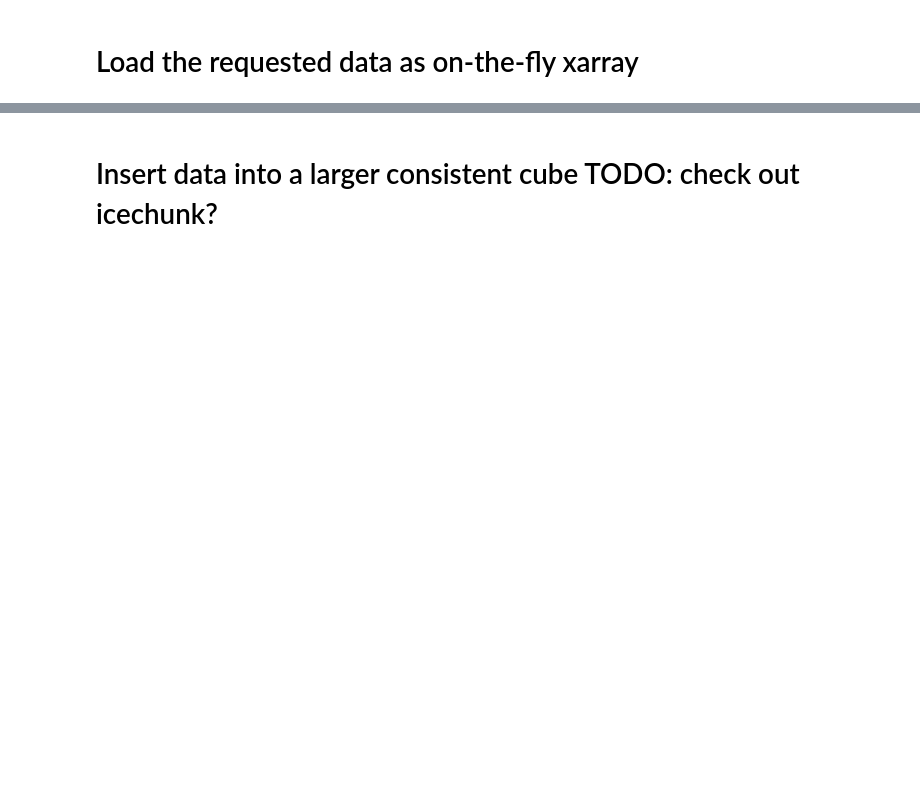
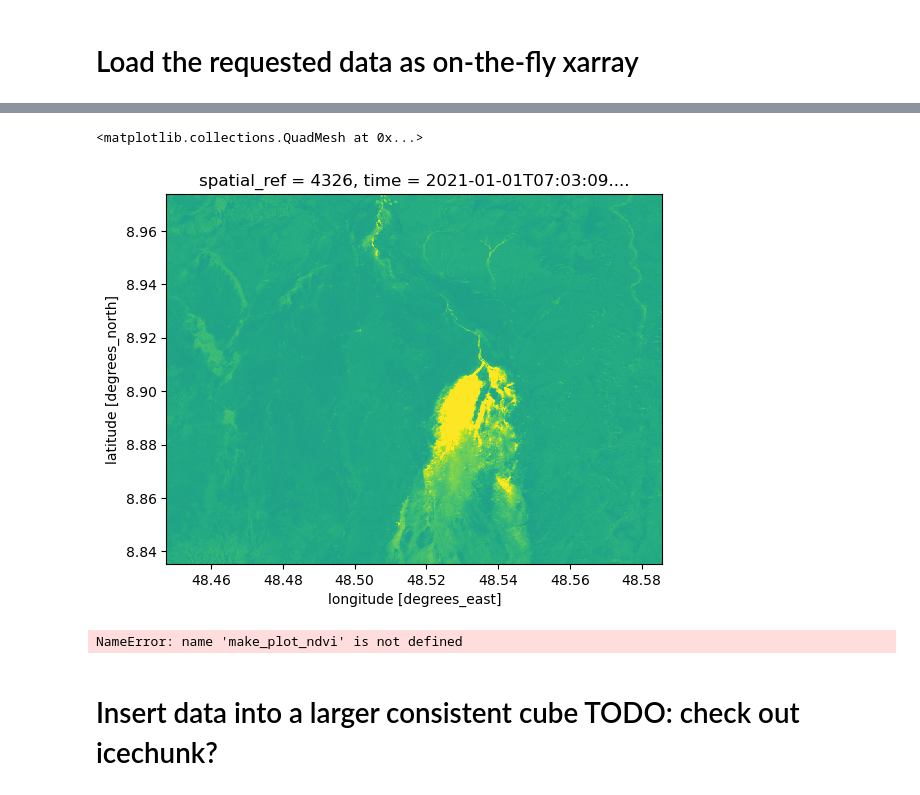
Before and after one commit to MarkusZehner/stacathome, a Jupyter notebook: walltowall.ipynb, the cells around one changed output, grey strips where cells are left out. Cells and saved outputs as stored; diff of their text form; code cells hidden in the pictures; blank space fills up the shorter version.

```diff
--- a/walltowall.ipynb
+++ b/walltowall.ipynb
@@ -140,0 +299,4 @@ otf_cube
+# %%
+import xarray as xr
+from tqdm import tqdm
+otf = xr.open_zarr(out_path + '/Salmait_Somalia_2.zarr')
@@ -140,0 +436,2 @@ otf_cube
+# %%
+ndvistep = otf['ndvi'].isel(time=0).compute()
@@ -140,0 +447,16 @@ otf_cube
+# %%
+import matplotlib.pyplot as plt
+f = ndvistep.plot(vmin=-.5, vmax=.5, add_colorbar=False)
+
+
+# Make the colorbar invisible
+#cbar.ax.set_visible(False)
+f
+# %% [output]
+<matplotlib.collections.QuadMesh at 0x...>
+[figure, added]
+# %%
+for i in tqdm(range(140)):
+    make_plot_ndvi((otf, i))
+# %% [output]
+NameError: name 'make_plot_ndvi' is not defined
```
Also changed, not shown: parts of 44 cells of this notebook, 5 other files.
